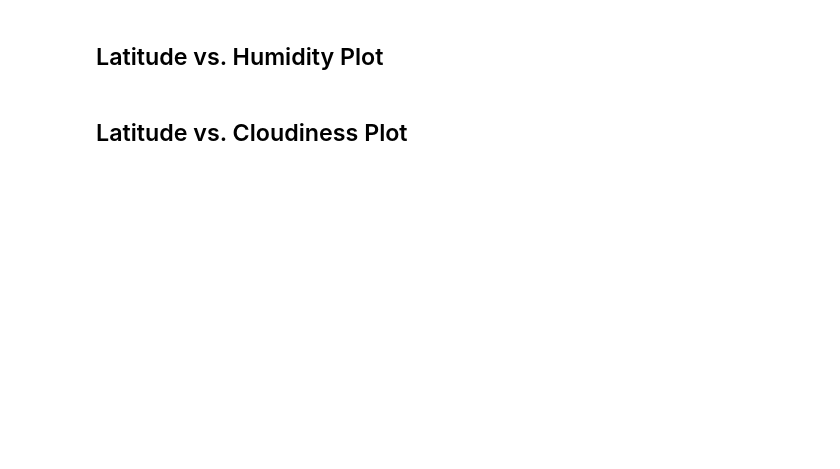
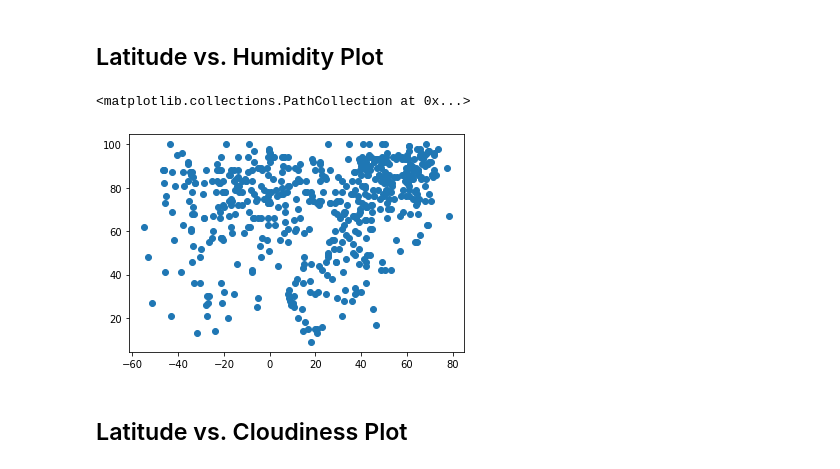
Before and after one commit to Polaris-pixel/PythonAPI-Challenge, a Jupyter notebook: WeatherPy/WeatherPy.ipynb, the cells around one changed output. Cells and saved outputs as stored; diff of their text form; code cells hidden in the pictures; blank space fills up the shorter version.

```diff
--- a/WeatherPy/WeatherPy.ipynb
+++ b/WeatherPy/WeatherPy.ipynb
@@ -174,4 +221,9 @@ clean_humidity["Humidity"].describe()
 # %% [markdown]
 ## Latitude vs. Humidity Plot
+# %%
+plt.scatter(clean_humidity['Lat'], clean_humidity['Humidity'])
+# %% [output]
+<matplotlib.collections.PathCollection at 0x...>
+[figure, added]
 # %% [markdown]
 ## Latitude vs. Cloudiness Plot
```
Also changed, not shown: parts of 11 cells of this notebook.
